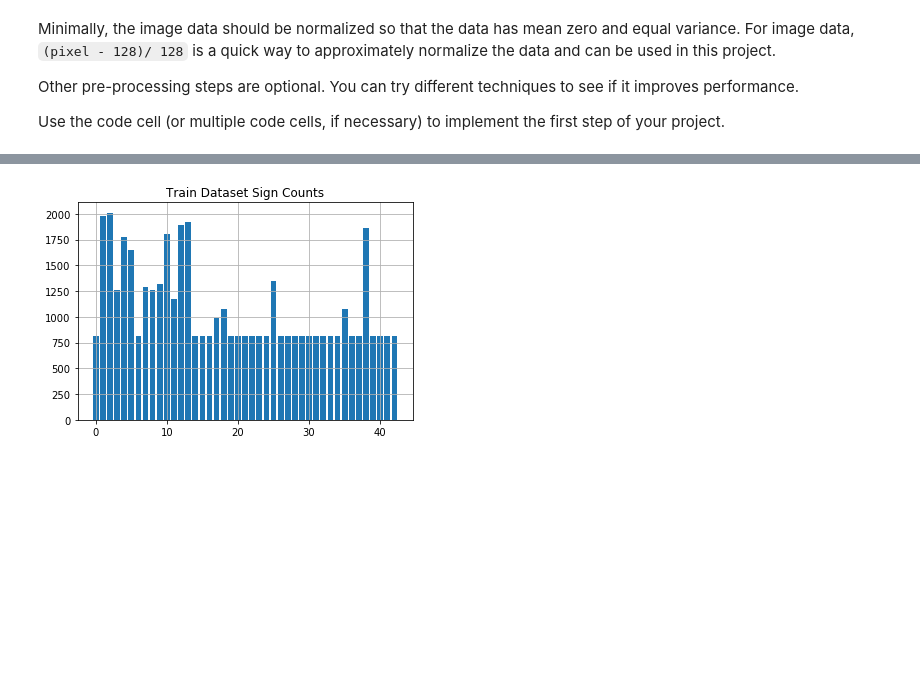
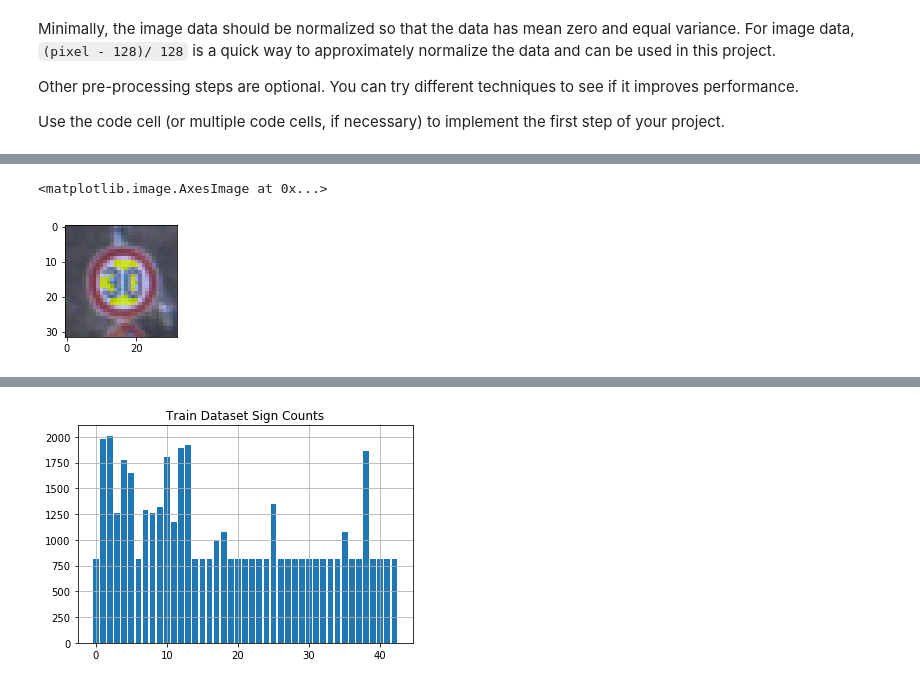
Before and after one commit to Raziv/CarND-Traffic-Sign-Classifier-Project, a Jupyter notebook: Traffic_Sign_Classifier.ipynb, the cells around one changed output, grey strips where cells are left out. Cells and saved outputs as stored; diff of their text form; code cells hidden in the pictures; blank space fills up the shorter version.

```diff
--- a/Traffic_Sign_Classifier.ipynb
+++ b/Traffic_Sign_Classifier.ipynb
@@ -240,0 +211,7 @@ y_train = np.concatenate((y_train, more_y_train), axis=0)
+# %%
+plt.figure(figsize=(2,5))
+image2 = normalize(image)
+plt.imshow(image2)
+# %% [output]
+<matplotlib.image.AxesImage at 0x...>
+[figure, added]
```
Also changed, not shown: parts of 25 cells of this notebook, 3 other files.
